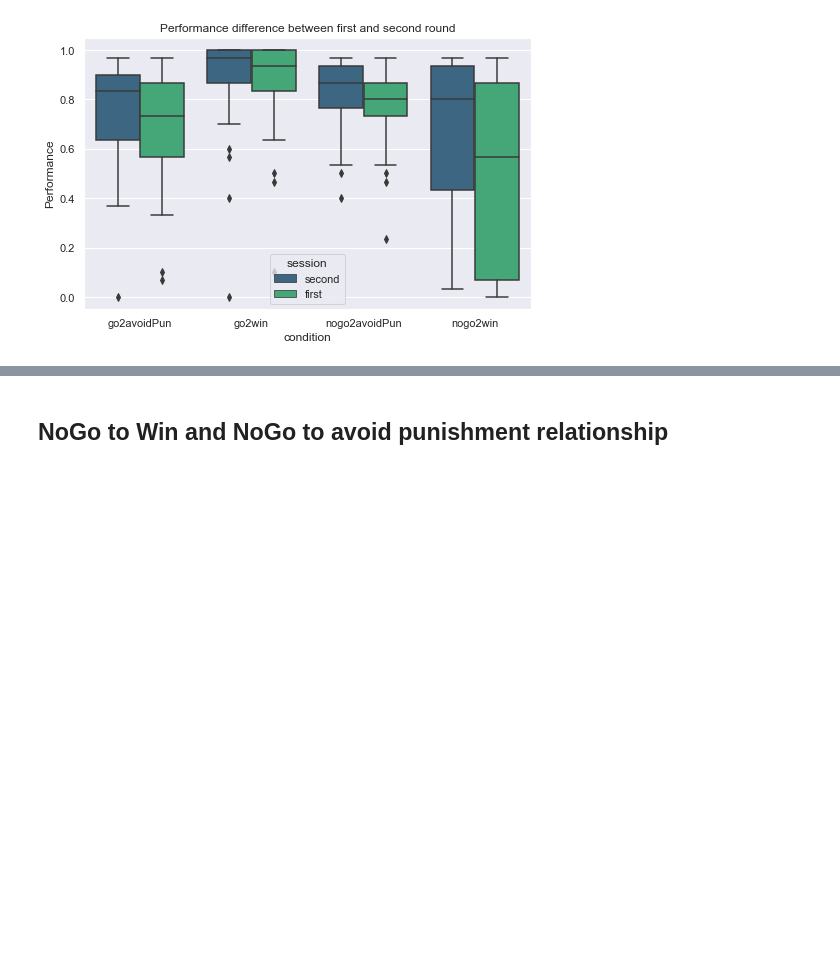
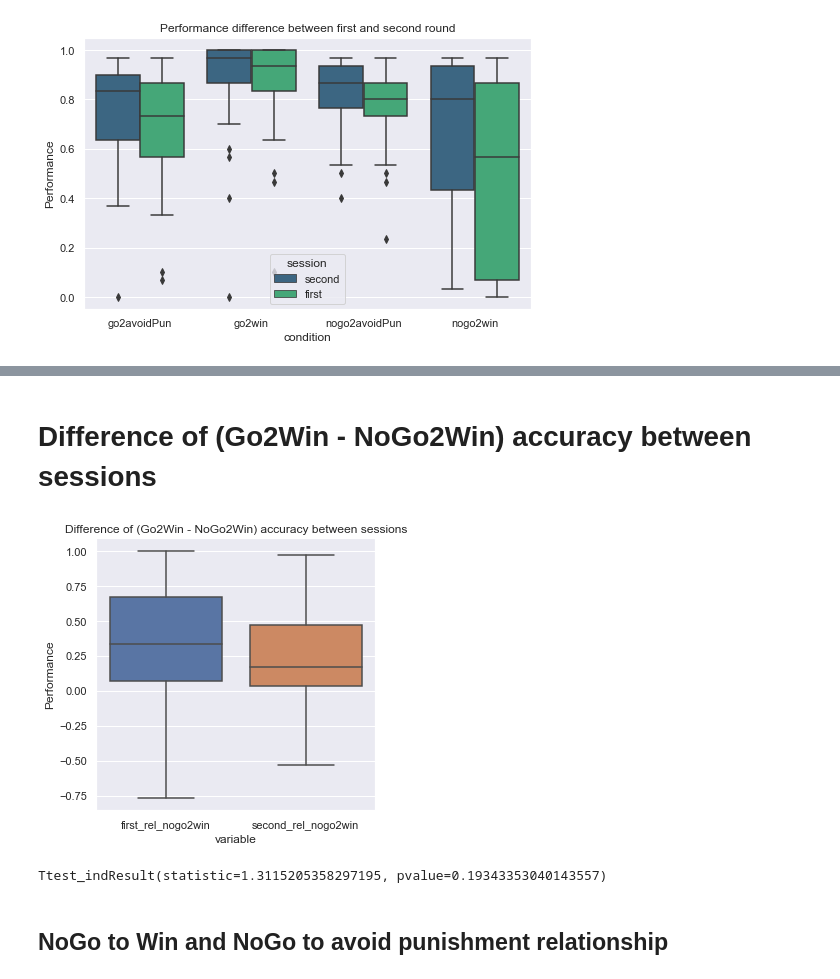
Before and after one commit to Sepsad/Interindividual-differences-in-Learning-to-Act-or-Avoid, a Jupyter notebook: hypothesis_testing.ipynb, the cells around one changed output, grey strips where cells are left out. Saved outputs shown, nothing was run; the diff lists cells and outputs as text; code cells hidden in the pictures; blank space fills up the shorter version.

```diff
--- a/hypothesis_testing.ipynb
+++ b/hypothesis_testing.ipynb
@@ -300,3 +319,18 @@ plt.show()
+# %% [markdown]
+<a id='diff_gw_ngw_sessions'></a>
+# Difference of (Go2Win - NoGo2Win) accuracy between sessions
+# %%
+plt.figure(figsize=(5,5))
+
+sns.boxplot ( y='value',x='variable', data= pd.melt(all_performance[['first_rel_nogo2win', 'second_rel_nogo2win']]))
+
+plt.title('Difference of (Go2Win - NoGo2Win) accuracy between sessions')
+plt.ylabel('Performance')
+plt.show()
+print(stats.ttest_ind(all_performance['first_rel_nogo2win'], all_performance['second_rel_nogo2win']))
+# %% [output]
+[figure, added]
+Ttest_indResult(statistic=1.3115205358297195, pvalue=0.19343353040143557)
 # %% [markdown]
 <a id="rel_nogo"></a>
 ## NoGo to Win and NoGo to avoid punishment relationship
```
Also changed, not shown: parts of 29 cells of this notebook, 1 other file.
